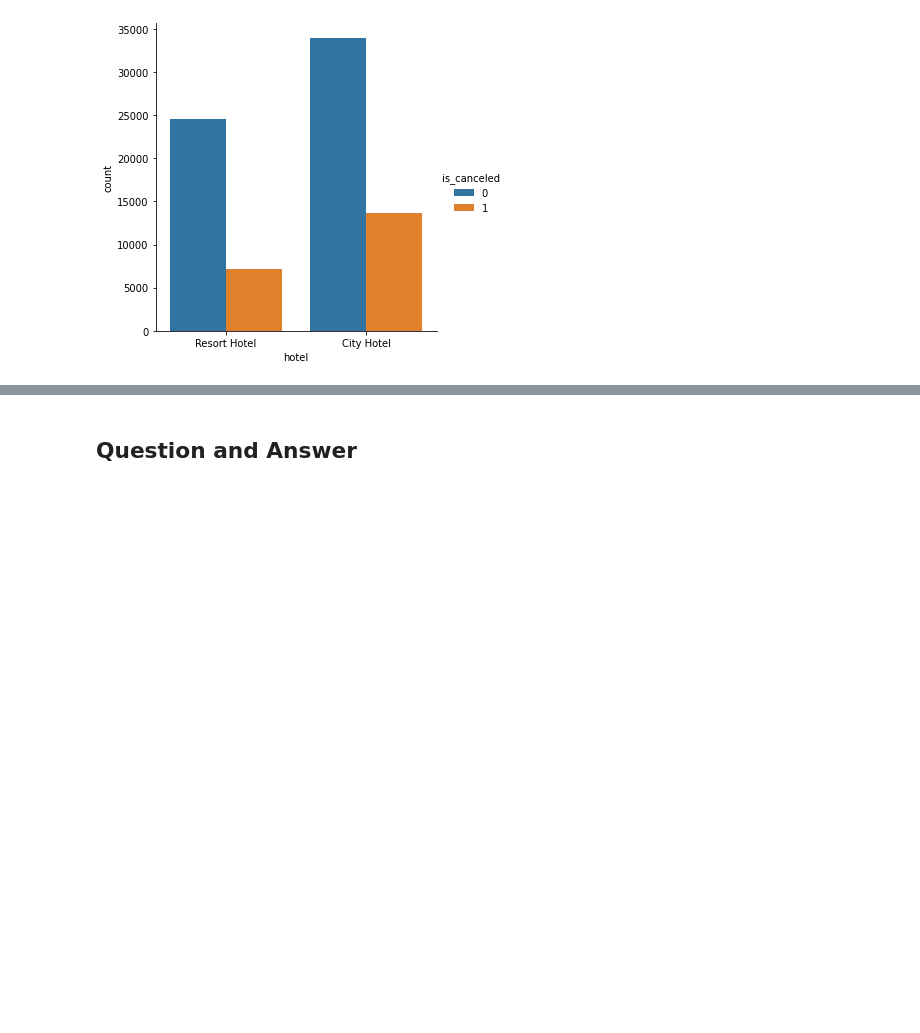
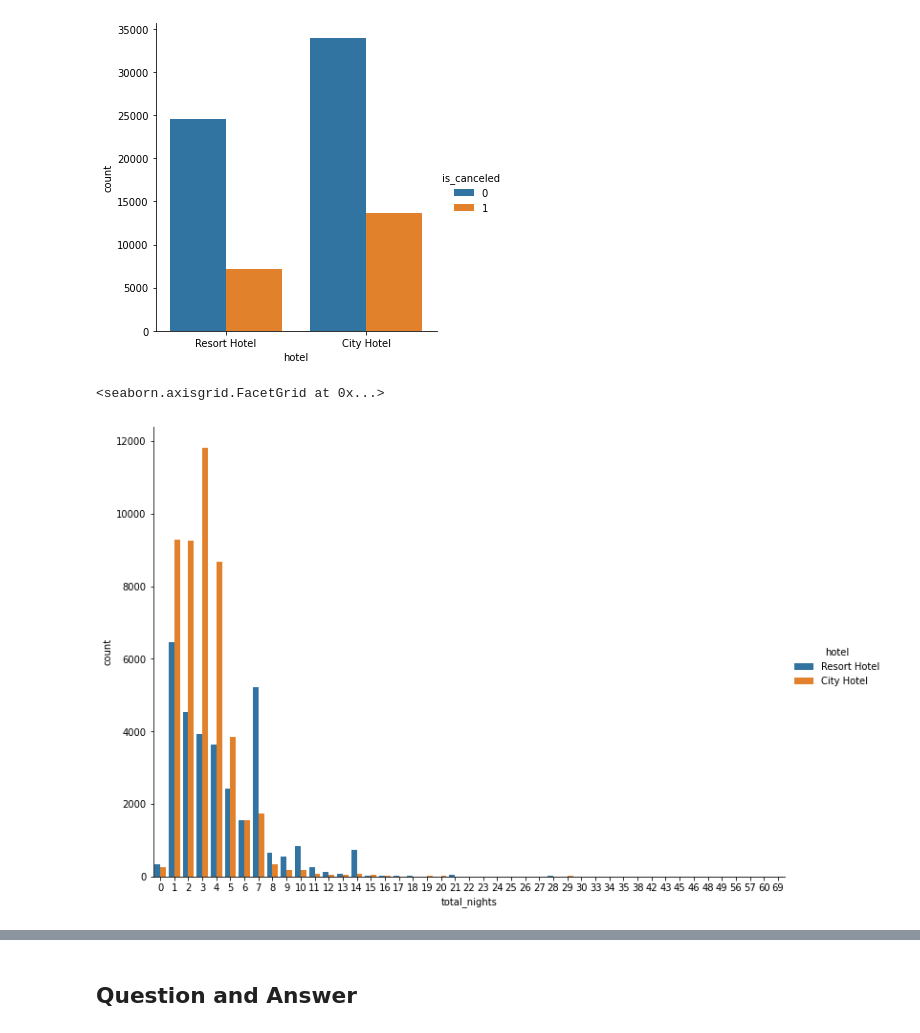
Before and after one commit to Pawan-kumar-Singh/Hotel_Booking-_Analysis, a Jupyter notebook: Hotel_Booking_Analysis_Capstone_Project.ipynb, the cells around one changed output, grey strips where cells are left out. Drawn from its saved outputs; the diff is of its cells as text; code cells hidden in the pictures; blank space fills up the shorter version.

```diff
--- a/Hotel_Booking_Analysis_Capstone_Project.ipynb
+++ b/Hotel_Booking_Analysis_Capstone_Project.ipynb
@@ -1117,3 +1158,10 @@ sns.catplot(x='hotel', kind='count', hue='is_canceled', data=df)
 # %% [output]
 <seaborn.axisgrid.FacetGrid at 0x...>
 [figure]
+# %%
+df['total_nights'] = df['stays_in_week_nights']+df['stays_in_weekend_nights']
+# %%
+sns.catplot(x='total_nights', kind='count', hue='hotel', data=df,height=7.27, aspect=11.7/8.27)
+# %% [output]
+<seaborn.axisgrid.FacetGrid at 0x...>
+[figure, added]
```
Also changed, not shown: parts of 19 cells of this notebook.
